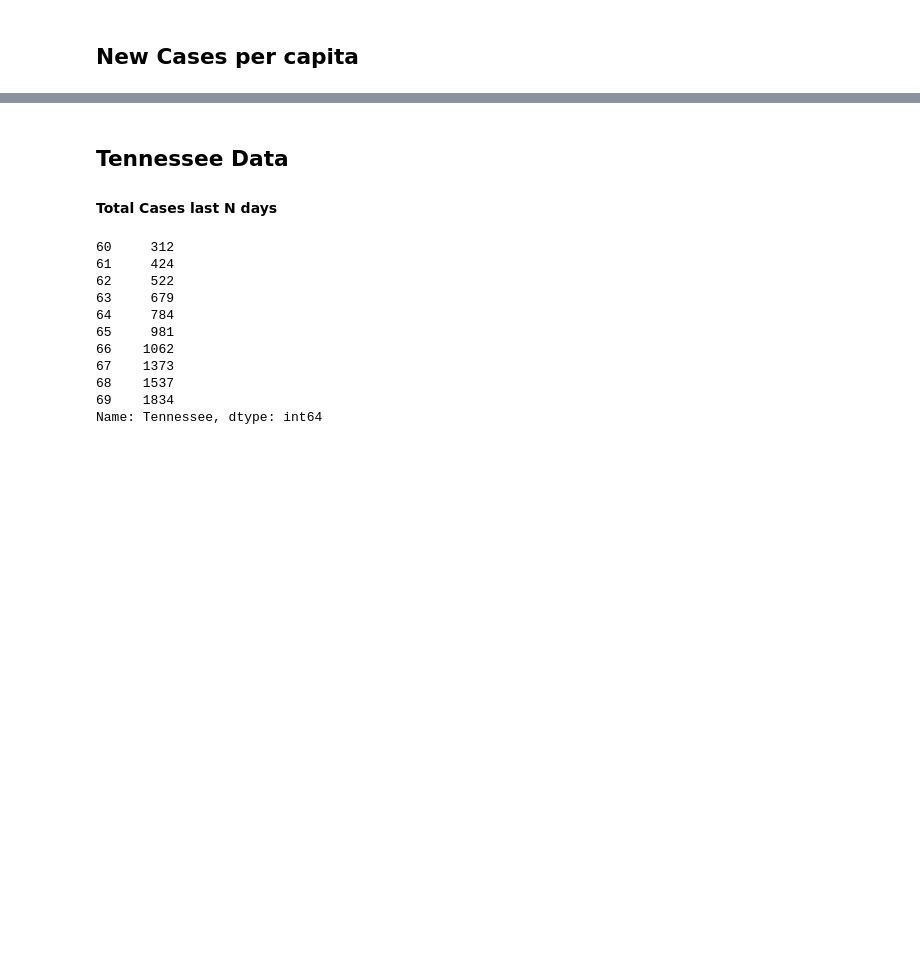
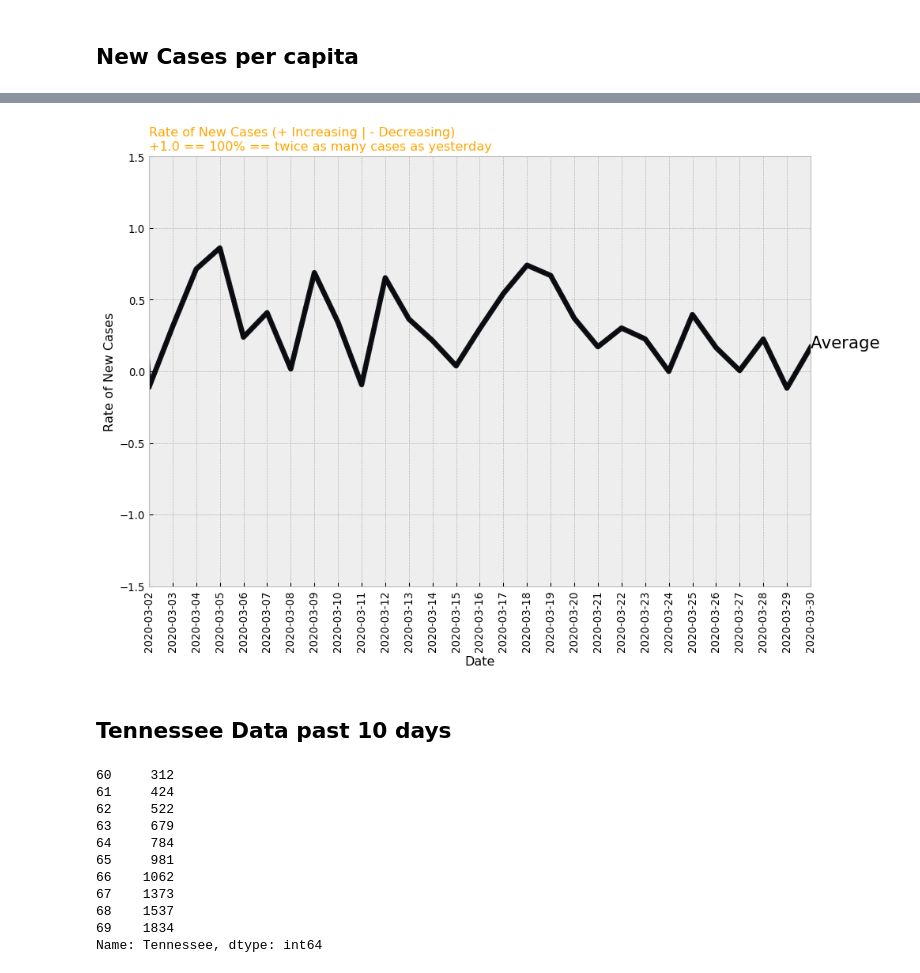
Before and after one commit to pconwell/covid-chart, a Jupyter notebook: covid.ipynb, the cells around one changed output, grey strips where cells are left out. Drawn from its saved outputs; the diff is of its cells as text; code cells hidden in the pictures; blank space fills up the shorter version.

```diff
--- a/covid.ipynb
+++ b/covid.ipynb
@@ -22,19 +24,17 @@ df = df.astype(int)
 # reset index (to make graph work)
 df = df.reset_index()
 
-# drop the most recent day's data
-# some data doesn't get updated at the same time so if one state updated and another didnt,
-# the second one will show 'zero' which is misleading
+# drop most recent date's data (some data doesn't get updated at the same time and it sckews the numbers)
 df.drop(df.tail(1).index,inplace=True)
 
-# drop territories (if you want to include territories, comment out this line)
+# drop territories (if you want to include territories, comment out this line and below)
 df.drop(['Guam', 'Northern Mariana Islands', 'Puerto Rico', 'Virgin Islands'], axis=1, inplace=True)
 
 # get population data from wikipedia
 WIKI_URL = "https://simple.wikipedia.org/wiki/List_of_U.S._states_by_population"
 df_pop = pd.read_html(WIKI_URL, header=0)
 
-# fix the population dataframe, it ends up inside a list for some reason
+# fix the dataframe, it ends up inside a list for some reason
 df_pop = df_pop[0]
 
 # delete all the columns execpt for "Population estimate, July 1, 2019[2]" and "State"
@@ -48,7 +48,7 @@ df_pop.rename(columns={"Population estimate, July 1, 2019[2]": "Population"}, in
 # Drop the terretories and totals, etc (If you want to include territories, comment out this line)
 df_pop.drop([31, 52, 53, 54, 55, 56, 57, 58, 59], inplace=True)
 
-# sort list alphabetically by state name (not necessary, but it makes me feel better)
+# sort list alphabetically by state name
 df_pop = df_pop.sort_values("State")
 df_pop = df_pop.reset_index()
 df_pop.drop(["index"], axis=1, inplace=True)
@@ -61,25 +61,36 @@ df_total = df.copy()
 # Make dataframe for cases per captia
 df_total_percapita = df.copy()
 for c in df_total_percapita.columns:
-    if c in ['date']:
+    if c in ['date', 'Guam', 'Northern Mariana Islands', 'Puerto Rico', 'Virgin Islands']:
         pass
     else:
         df_total_percapita[c] = df_total_percapita[c]/df_pop['Population'][c]*100000
 
 # Make dataframe for DELTA (i.e. new cases per day)
 df_delta = df.copy()
-df_delta.drop(['date'], axis=1, inplace=True) # we have to drop the date column or diff will be upset
+df_delta.drop(['date'], axis=1, inplace=True)
 df_delta = df_delta.diff()
-df_delta['date'] = df['date'] # add date column back in
-df_delta = df_delta[ ['date'] + [ col for col in df_delta.columns if col != 'date' ] ] # move date column to beginning
+df_delta['date'] = df['date']
+df_delta = df_delta[ ['date'] + [ col for col in df_delta.columns if col != 'date' ] ]
 
 # Make dataframe for DELTA per captita
 df_delta_percapita = df_delta.copy()
 for c in df_delta_percapita.columns:
-    if c in ['date']:
+    if c in ['date', 'Guam', 'Northern Mariana Islands', 'Puerto Rico', 'Virgin Islands']:
         pass
     else:
         df_delta_percapita[c] = df_delta_percapita[c]/df_pop['Population'][c]*100000
+
+# Make dataframe for delta RATE (i.e. rate of new cases per day)
+df_delta_rate = df_delta.copy()
+df_delta_rate.drop(['date'], axis=1, inplace=True)
+df_delta_rate['sum'] = df_delta_rate.sum(axis = 1)
+df_delta_rate = df_delta_rate.pct_change()
+df_delta_rate = df_delta_rate.fillna(0)
+df_delta_rate['date'] = df_delta['date']
+df_delta_rate = df_delta_rate[ ['date'] + [ col for col in df_delta_rate.columns if col != 'date' ] ]
+df_delta_rate = df_delta_rate[ [ col for col in df_delta_rate.columns if col in ['date','sum'] ] ]
+# df_delta_rate.drop(df_delta_rate.tail(1).index,inplace=True)
 # %% [markdown]
 ## Function to make chart
 # %%
@@ -171,6 +202,9 @@ make_chart(df_delta_percapita, "Tennessee", "SARS-CoV-2 New Cases by Date Per Ca
+# %%
+make_chart(df_delta_rate, "average", "Rate of New Cases (+ Increasing | - Decreasing)\n+1.0 == 100% == twice as many cases as yesterday ")
+# %% [output]
+[figure, added]
 # %% [markdown]
-## Tennessee Data
-#### Total Cases last N days
+## Tennessee Data past 10 days
 # %%
 df["Tennessee"].tail(10)
 # %% [output]
```
Also changed, not shown: parts of 8 cells of this notebook.
